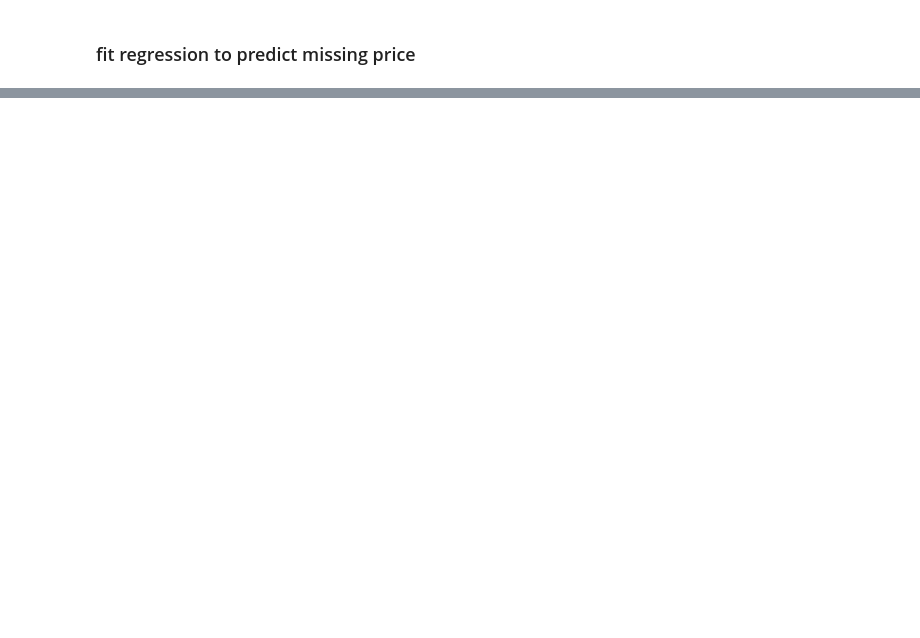
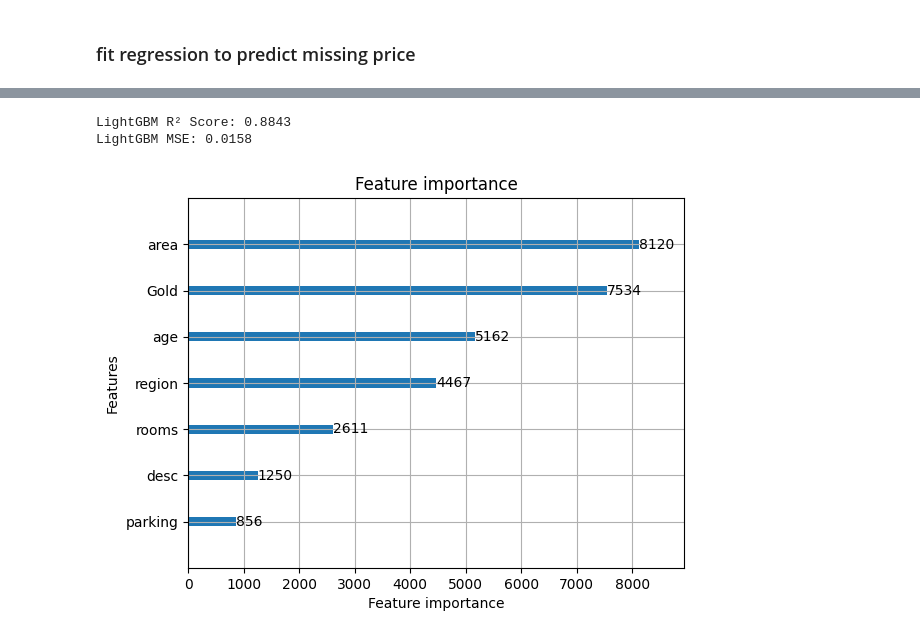
Before and after one commit to mostafamhmdi/bachelor-final-project, a Jupyter notebook: Codes/sales_analyzing.ipynb, the cells around one changed output, grey strips where cells are left out. Drawn from its saved outputs; the diff is of its cells as text; code cells hidden in the pictures; blank space fills up the shorter version.

Commit message:
predict the price

```diff
--- a/Codes/sales_analyzing.ipynb
+++ b/Codes/sales_analyzing.ipynb
@@ -123,7 +94,3 @@ df.drop([
 ],axis=1,inplace=True)
 # %% [markdown]
 ## fix the price column
-# %%
-# 1-replace the unrealistic data with nan
-
-df.loc[df['price']<100000000,'price'] = np.nan
@@ -277,9 +234,0 @@ Name: count, dtype: int64
-# %%
-# def fillna_mode(group):
-
-#     mode = group.mode().iloc[0] if not group.mode().empty else None
-#     print(mode)
-#     return group.fillna(mode)
-
-df['wall'].replace({'-':np.NAN,"couldn't crawl":np.NAN},inplace=True)
-df.groupby('region')['wall'].transform(fillna_mode)
@@ -311,0 +257,5 @@ Name: wall, Length: 184729, dtype: object
+# %%
+hf = pd.concat([df.iloc[:, 0:23], df['region'],df['Dollar'],df.iloc[:, 31:]], axis=1).drop(['link','type','date', 'address','view'],axis=1)
+hf['Dollar'] = np.log10(hf['Dollar'])
+hf['Gold'] = np.log10(hf['Gold'])
+hf['price'] = np.log10(hf['price'])
@@ -311,0 +632,59 @@ Name: wall, Length: 184729, dtype: object
+# %%
+import lightgbm as lgb
+from sklearn.model_selection import train_test_split
+from sklearn.metrics import mean_squared_error, r2_score
+import numpy as np
+
+selected_features = ['age','parking', 'region', 'desc', 'area', 'Gold', 'rooms']
+
+X = data_with_price[selected_features]
+y = data_with_price['price']
+
+X_train, X_val, y_train, y_val = train_test_split(X, y, test_size=0.2, random_state=42)
+
+# Prepare LightGBM dataset
+train_data = lgb.Dataset(X_train, label=y_train)
+val_data = lgb.Dataset(X_val, label=y_val, reference=train_data)
+
+# Define LightGBM parameters
+params = {
+    "objective": "regression",
+    "metric": "rmse",
+    "boosting_type": "gbdt",
+    "learning_rate": 0.05,
+    "num_leaves": 31,
+    "max_depth": -1,
+    "n_estimators": 1000,
+    "min_child_samples": 20,
+    "feature_fraction": 0.8,
+    "bagging_fraction": 0.8,
+    "bagging_freq": 5,
+    "verbosity": -1,
+    "random_state": 42,
+}
+
+# Train the model
+model = lgb.train(
+    params,
+    train_data,
+    valid_sets=[train_data, val_data],
+
+)
+
+y_pred = model.predict(X_val)
+
+# Evaluate the model
+mse = mean_squared_error(y_val, y_pred)
+r2 = r2_score(y_val, y_pred)
+
+print(f"LightGBM R² Score: {r2:.4f}")
+print(f"LightGBM MSE: {mse:.4f}")
+
+# Feature importance (optional)
+import matplotlib.pyplot as plt
+lgb.plot_importance(model, max_num_features=10)
+plt.show()
+# %% [output]
+LightGBM R² Score: 0.8843
+LightGBM MSE: 0.0158
+[figure, added]
```
Also changed, not shown: parts of 21 cells of this notebook.
